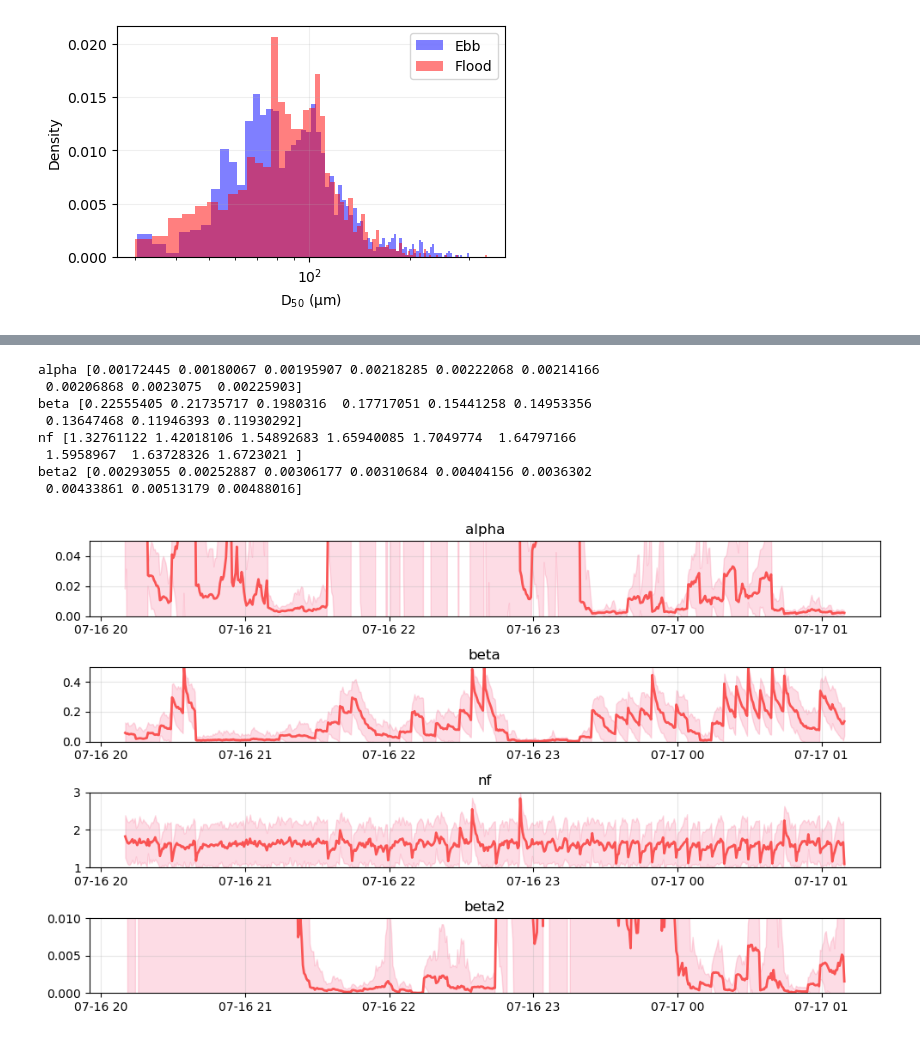
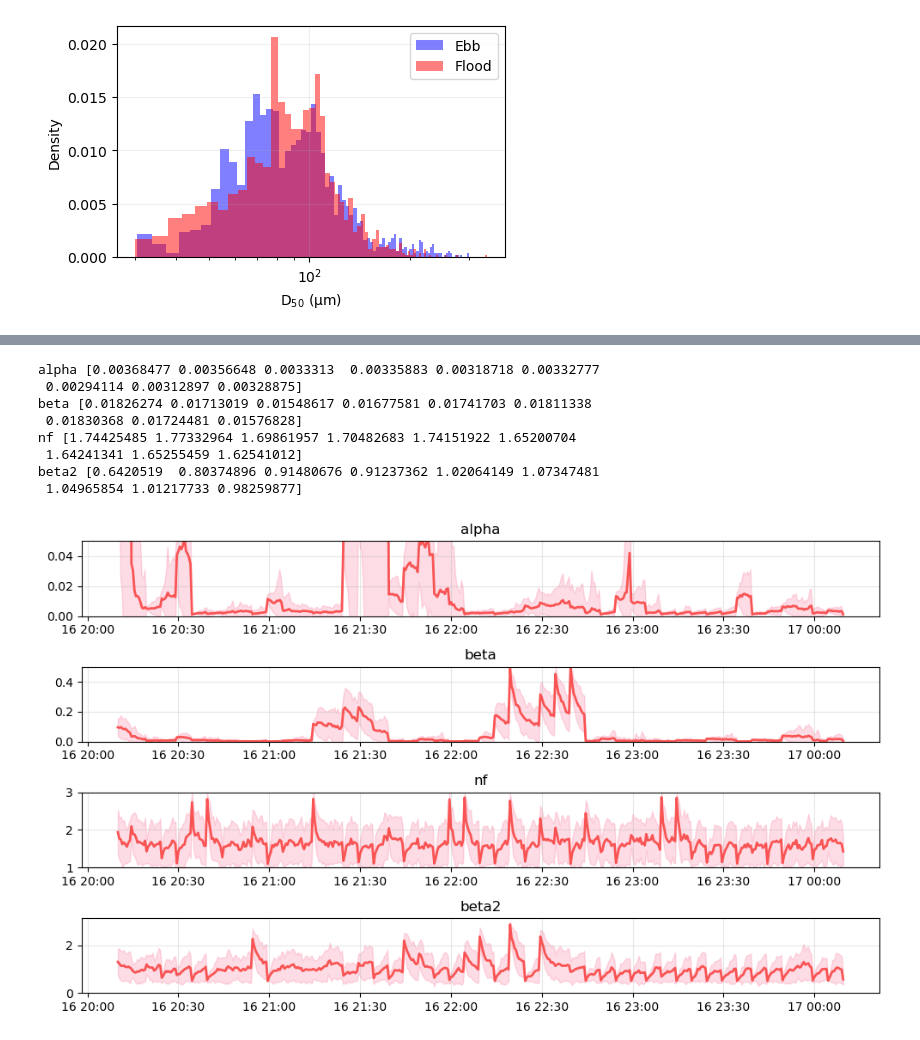
Before and after one commit to sienna-white/enkf_sediment, a Jupyter notebook: plot_floc_mod_ens.ipynb, the cells around one changed output, grey strips where cells are left out. Saved outputs shown, nothing was run; the diff lists cells and outputs as text; code cells hidden in the pictures.

```diff
--- a/plot_floc_mod_ens.ipynb
+++ b/plot_floc_mod_ens.ipynb
@@ -10,7 +10,7 @@ from scipy.integrate import cumulative_trapezoid #, trapz
 
 
 ############################## OPEN MODEL DATA ##############################
-ds = xr.open_dataset("FlocMod_ADV_G_33.nc", decode_times=False)
+ds = xr.open_dataset("FlocMod_ADV_G_34.nc", decode_times=False)
 volume = 4/3 * np.pi * (ds.Ds/2)**3
 date = pd.to_datetime("2020-07-16 20:10:01")
 # ds = ds.dropna(dim="N", how="all")
@@ -594,29 +648,29 @@ alpha: 0.432984086154942 0.7521159484396729
 # %%
 fig, axs = plt.subplots(figsize=(10, 6), nrows=4, ncols=1, sharex=False)
 
 for iv, variable in enumerate(['alpha', 'beta', 'nf', 'beta2']):
     var = ds[variable]
     mean_var = var.mean(dim='N').values
     print(variable, mean_var[-10:-1])
     std_var = var.std(dim='N').values
     axs[iv].plot(mtime, mean_var, color="#F95454", linewidth=2, label="Mean %s" % variable)
     axs[iv].fill_between(mtime, np.squeeze(mean_var-std_var), np.squeeze(mean_var+std_var), color="#F9547F", alpha=0.2, label="Std. deviation")
     axs[iv].set_title(variable)
     axs[iv].grid(alpha=0.3)
     axs[iv].set_ylim(0,)
 
 axs[0].set_ylim(0, 0.05)
 axs[1].set_ylim(0, 0.5)
 axs[2].set_ylim(1, 3)
-axs[3].set_ylim(0, 0.01)
+axs[3].set_ylim()
 plt.tight_layout()
 # %% [output]
-alpha [0.00172445 0.00180067 0.00195907 0.00218285 0.00222068 0.00214166
- 0.00206868 0.0023075  0.00225903]
-beta [0.22555405 0.21735717 0.1980316  0.17717051 0.15441258 0.14953356
- 0.13647468 0.11946393 0.11930292]
-nf [1.32761122 1.42018106 1.54892683 1.65940085 1.7049774  1.64797166
- 1.5958967  1.63728326 1.6723021 ]
-beta2 [0.00293055 0.00252887 0.00306177 0.00310684 0.00404156 0.0036302
- 0.00433861 0.00513179 0.00488016]
+alpha [0.00368477 0.00356648 0.0033313  0.00335883 0.00318718 0.00332777
+ 0.00294114 0.00312897 0.00328875]
+beta [0.01826274 0.01713019 0.01548617 0.01677581 0.01741703 0.01811338
+ 0.01830368 0.01724481 0.01576828]
+nf [1.74425485 1.77332964 1.69861957 1.70482683 1.74151922 1.65200704
+ 1.64241341 1.65255459 1.62541012]
+beta2 [0.6420519  0.80374896 0.91480676 0.91237362 1.02064149 1.07347481
+ 1.04965854 1.01217733 0.98259877]
-[figure, old version]
+[figure, new version]
```
Also changed, not shown: parts of 15 cells of this notebook, 1 other file.
